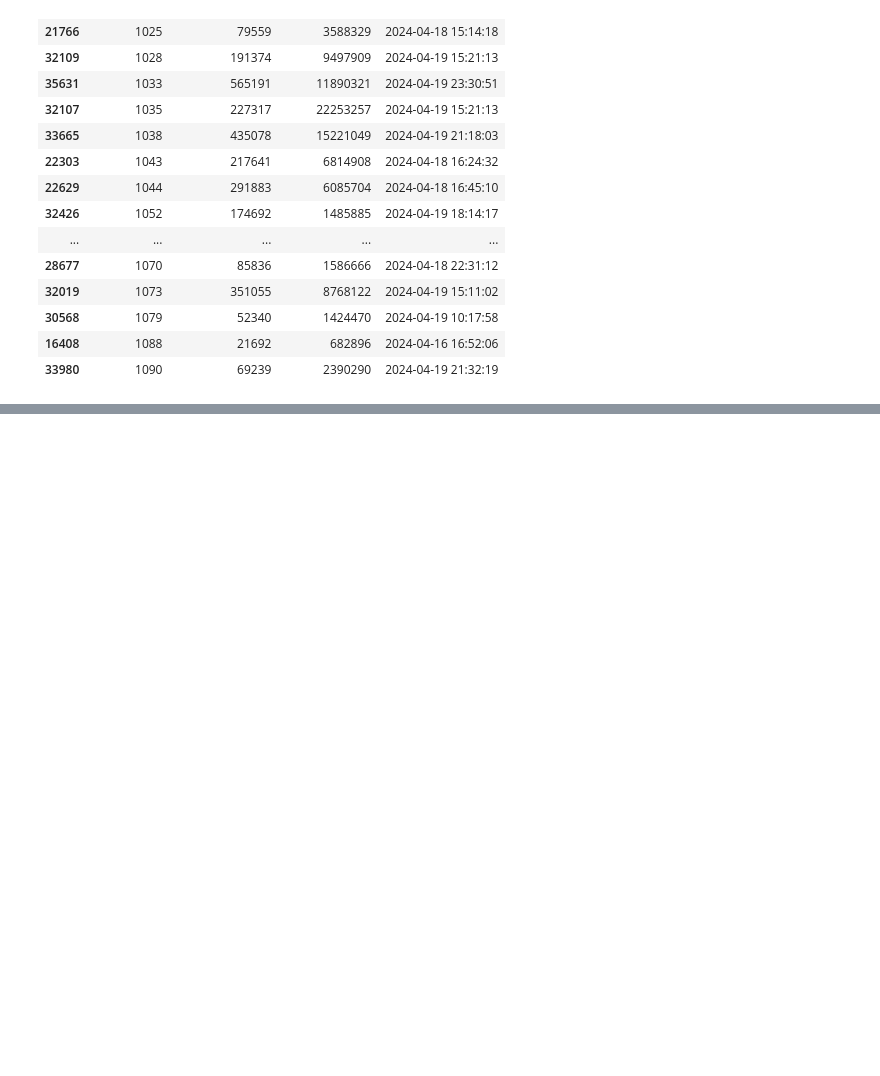
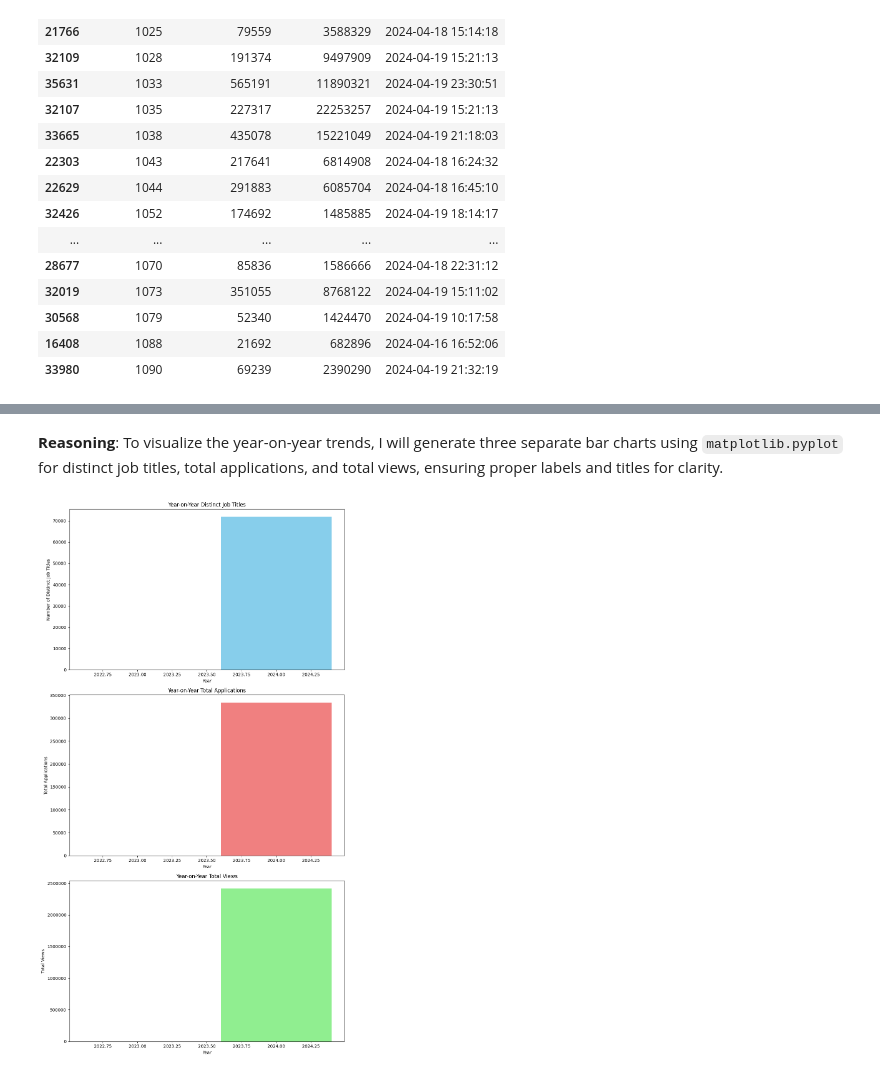
Before and after one commit to gettokeroro/DADS5001_MINI_PROJECT, a Jupyter notebook: Job_Application_Analysis.ipynb, the cells around one changed output, grey strips where cells are left out. Drawn from its saved outputs; the diff is of its cells as text; code cells hidden in the pictures; blank space fills up the shorter version.

```diff
--- a/Job_Application_Analysis.ipynb
+++ b/Job_Application_Analysis.ipynb
@@ -337,0 +312,9 @@ First 5 records of df_employee_counts after cleaning (one row per company_id bas
+# %%
+df_yearly_metrics = df_merged.groupby('year').agg(
+    distinct_job_titles=('title', 'nunique'),
+    total_applies=('applies', 'sum'),
+    total_views=('views', 'sum')
+).reset_index()
+
+print("Yearly metrics (distinct job titles, total applies, total views):")
+display(df_yearly_metrics.head())
@@ -337,0 +339,34 @@ First 5 records of df_employee_counts after cleaning (one row per company_id bas
+# %% [markdown]
+**Reasoning**:
+To visualize the year-on-year trends, I will generate three separate bar charts using `matplotlib.pyplot` for distinct job titles, total applications, and total views, ensuring proper labels and titles for clarity.
+# %%
+import matplotlib.pyplot as plt
+
+# Create a figure and a set of subplots
+fig, axes = plt.subplots(3, 1, figsize=(10, 18))
+
+# Plot 1: Distinct Job Titles over Year
+axes[0].bar(df_yearly_metrics['year'], df_yearly_metrics['distinct_job_titles'], color='skyblue')
+axes[0].set_xlabel('Year')
+axes[0].set_ylabel('Number of Distinct Job Titles')
+axes[0].set_title('Year-on-Year Distinct Job Titles')
+axes[0].ticklabel_format(style='plain', axis='y') # Disable scientific notation for y-axis
+
+# Plot 2: Total Applications over Year
+axes[1].bar(df_yearly_metrics['year'], df_yearly_metrics['total_applies'], color='lightcoral')
+axes[1].set_xlabel('Year')
+axes[1].set_ylabel('Total Applications')
+axes[1].set_title('Year-on-Year Total Applications')
+axes[1].ticklabel_format(style='plain', axis='y') # Disable scientific notation for y-axis
+
+# Plot 3: Total Views over Year
+axes[2].bar(df_yearly_metrics['year'], df_yearly_metrics['total_views'], color='lightgreen')
+axes[2].set_xlabel('Year')
+axes[2].set_ylabel('Total Views')
+axes[2].set_title('Year-on-Year Total Views')
+axes[2].ticklabel_format(style='plain', axis='y') # Disable scientific notation for y-axis
+
+plt.tight_layout() # Adjust layout to prevent overlap
+plt.show()
+# %% [output]
+[figure, added]
```
Also changed, not shown: parts of 14 cells of this notebook.
